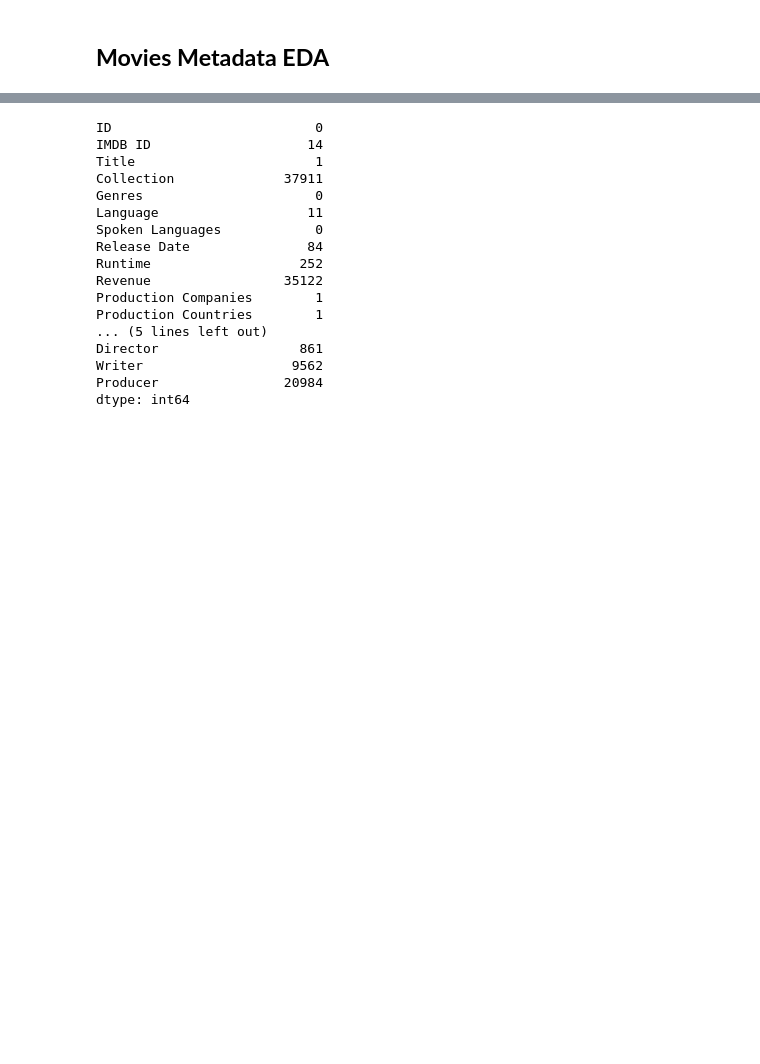
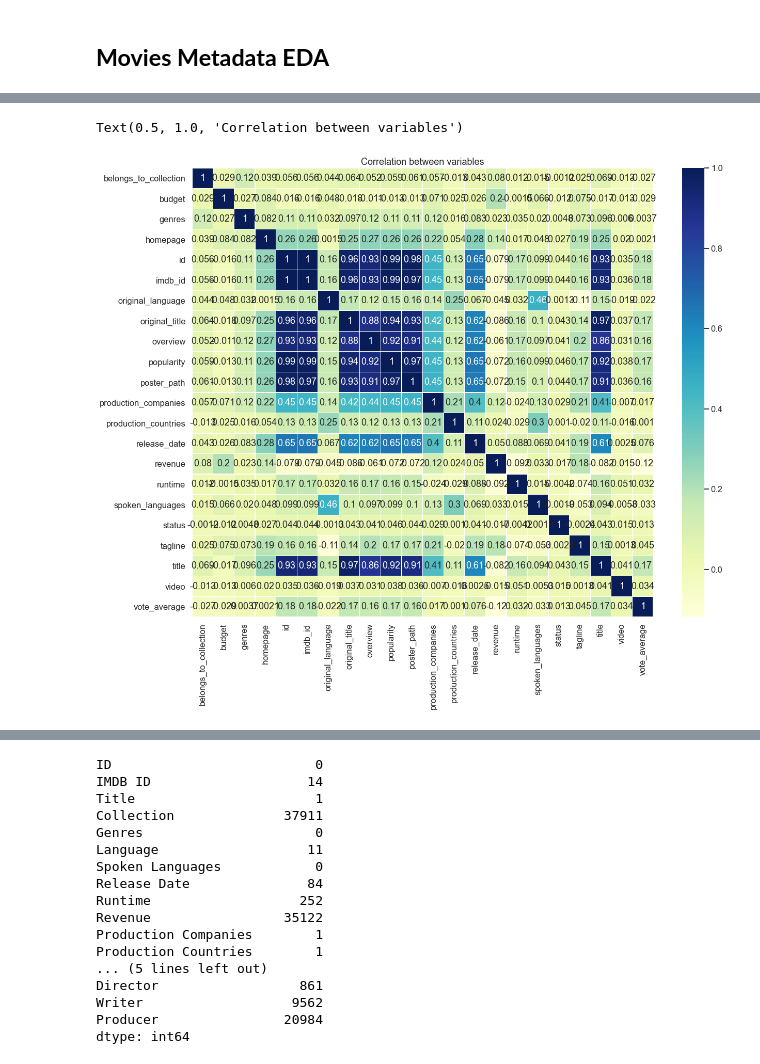
Before and after one commit to xiw019/DS3_MovieReccomenderSystem, a Jupyter notebook: EDA - Movies_Recommender_System.ipynb, the cells around one changed output, grey strips where cells are left out. Drawn from its saved outputs; the diff is of its cells as text; code cells hidden in the pictures; blank space fills up the shorter version.

```diff
--- a/EDA - Movies_Recommender_System.ipynb
+++ b/EDA - Movies_Recommender_System.ipynb
@@ -224,3 +224,14 @@ movies_df
 42278 rows × 20 columns
 # %% [markdown]
 ## **Movies Metadata EDA**
+# %%
+movies_original = pd.read_csv('Movies Data/movies_metadata.csv') # the dataset before cleaning
+movi
+# %%
+#calculate the correlation between variable
+charges = movies_original.iloc[:,1:23]
+corrDf = charges.apply(lambda x: pd.factorize(x)[0])
+corrDf .head()
+corrDf.info()
+corr = corrDf.corr()
+corr
@@ -226,0 +274,8 @@ movies_df
+# %%
+plt.figure(figsize=(20,16))
+ax = sns.heatmap(corr, xticklabels=corr.columns, yticklabels=corr.columns,
+                 linewidths=0.2, cmap="YlGnBu",annot=True)
+plt.title("Correlation between variables")
+# %% [output]
+Text(0.5, 1.0, 'Correlation between variables')
+[figure, added]
```
Also changed, not shown: parts of 12 cells of this notebook.
